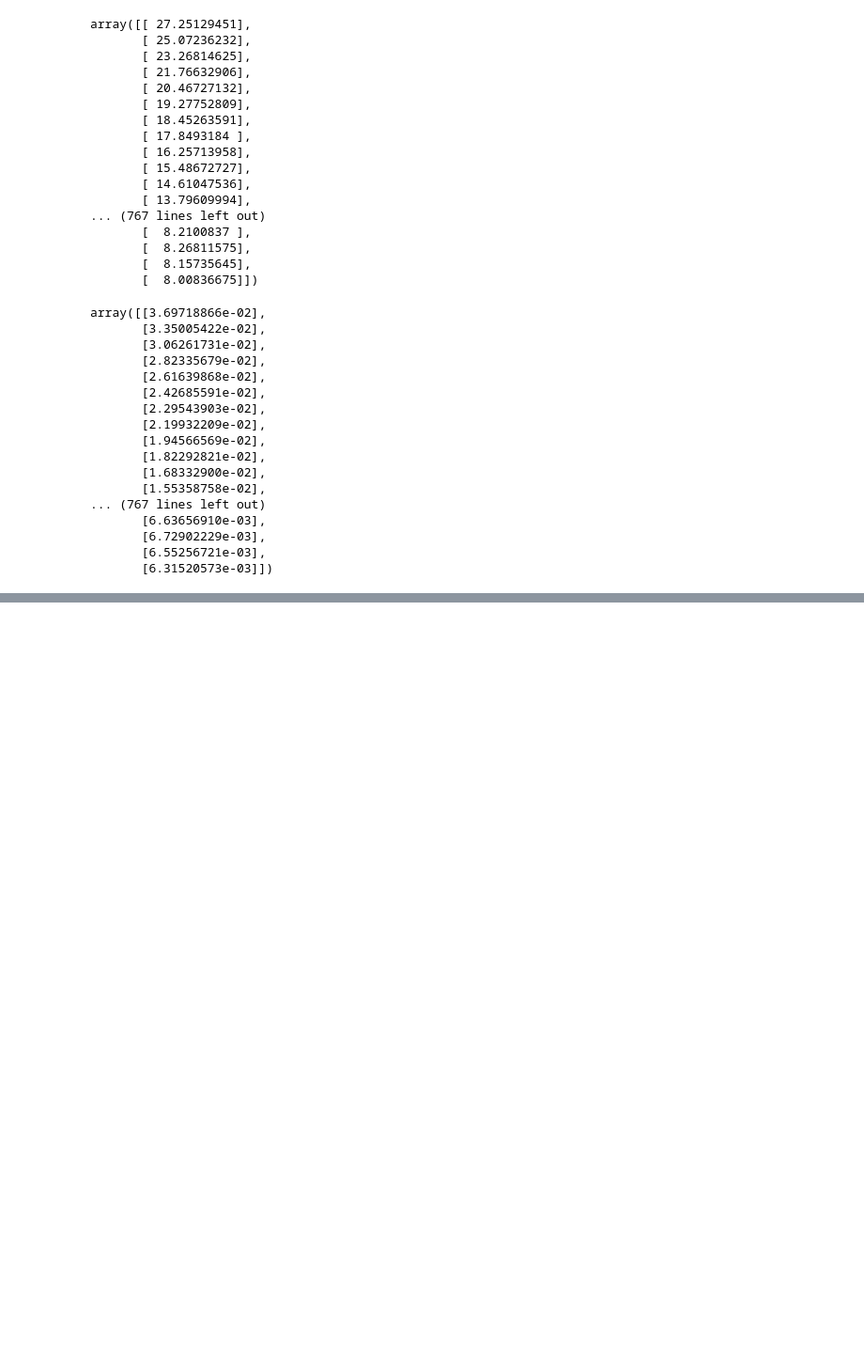
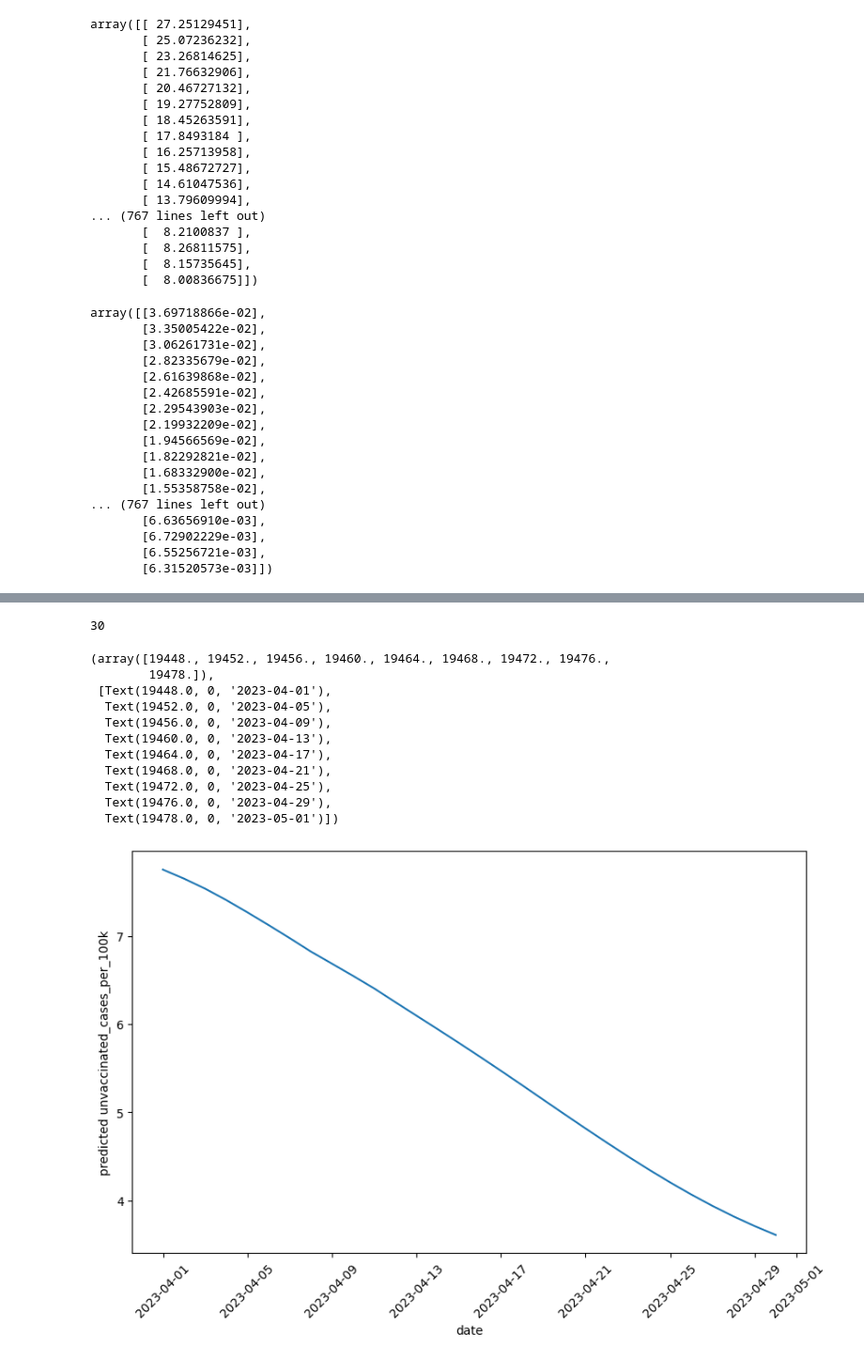
Before and after one commit to kalpicc/covid19, a Jupyter notebook: RNN_forecast.ipynb, the cells around one changed output, grey strips where cells are left out. Shown at 94% size. Cells and saved outputs as stored; diff of their text form; code cells hidden in the pictures; blank space fills up the shorter version.

```diff
--- a/RNN_forecast.ipynb
+++ b/RNN_forecast.ipynb
@@ -271,0 +259,12 @@ array([[[10.80833816],
+# %%
+forecast = 30
+
+forecast_data = filtered_df[["unvaccinated_cases_per_100k"]].values
+
+forecast_data = forecast_data[-10:]
+
+print(forecast_data)
+scaler = MinMaxScaler(feature_range=(0,1))
+forecast_data = scaler.fit_transform(forecast_data)
+
+forecast_data = forecast_data.reshape((1, 10, 1))
@@ -272,11 +282,14 @@ array([[[10.80833816],
 # %%
+predictions = []
+
 for i in range(forecast):
-    next_prediction = model.predict(last_known_value)
-    predictions.append(next_prediction[0, 0])
+    next_prediction = model.predict(forecast_data)
+    next_prediction = next_prediction.reshape((1,1,1))
+    forecast_data = np.append(forecast_data[:, 1:, :], next_prediction, axis=1)
+    predictions.append(next_prediction[0,0,0])
 
-    # Reshape next_prediction to match the shape of last_known_value
-    next_prediction = next_prediction.reshape(1, 1, 1)
 
-    # Append the new prediction to the sequence
-    last_known_value = np.append(last_known_value[:, 1:, :], next_prediction, axis=1)
+predictions = scaler.inverse_transform(np.array(predictions).reshape(-1, 1))
+
+predictions
 # %% [output]
@@ -302,0 +330,8 @@ for i in range(forecast):
+# %%
+last_date = filtered_df['date'].iloc[-1]
+
+last_date
+
+next_month = pd.date_range(start = last_date, periods = 31, closed = 'right')
+
+next_month
@@ -302,0 +348,23 @@ for i in range(forecast):
+# %%
+len(next_month)
+# %% [output]
+30
+# %%
+plt.figure(figsize = (10,6))
+plt.plot(next_month, predictions)
+plt.xlabel('date')
+plt.ylabel('predicted unvaccinated_cases_per_100k')
+plt.xticks(rotation = 45)
+# %% [output]
+(array([19448., 19452., 19456., 19460., 19464., 19468., 19472., 19476.,
+        19478.]),
+ [Text(19448.0, 0, '2023-04-01'),
+  Text(19452.0, 0, '2023-04-05'),
+  Text(19456.0, 0, '2023-04-09'),
+  Text(19460.0, 0, '2023-04-13'),
+  Text(19464.0, 0, '2023-04-17'),
+  Text(19468.0, 0, '2023-04-21'),
+  Text(19472.0, 0, '2023-04-25'),
+  Text(19476.0, 0, '2023-04-29'),
+  Text(19478.0, 0, '2023-05-01')])
+[figure, added]
```
Also changed, not shown: parts of 16 cells of this notebook, 1 other file.
